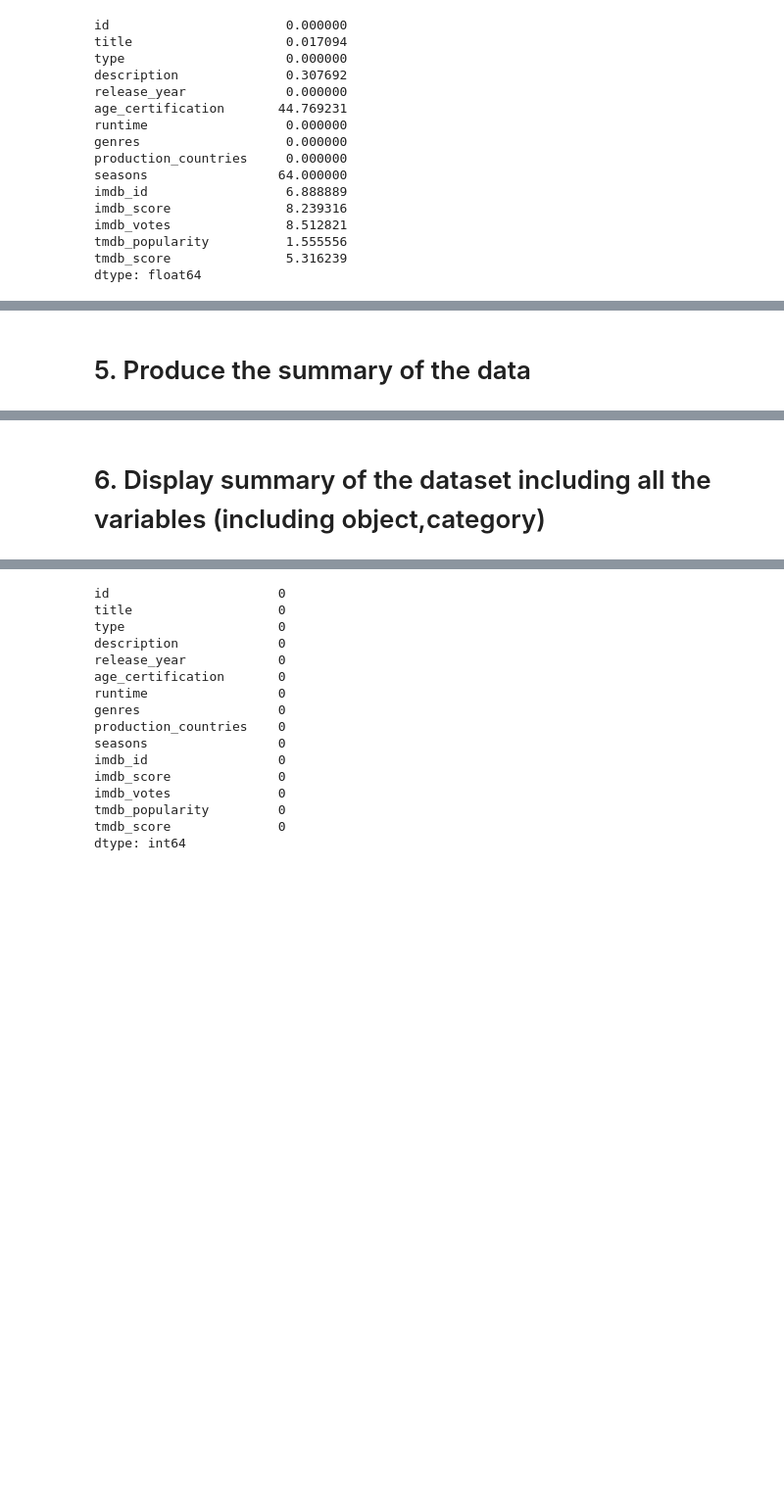
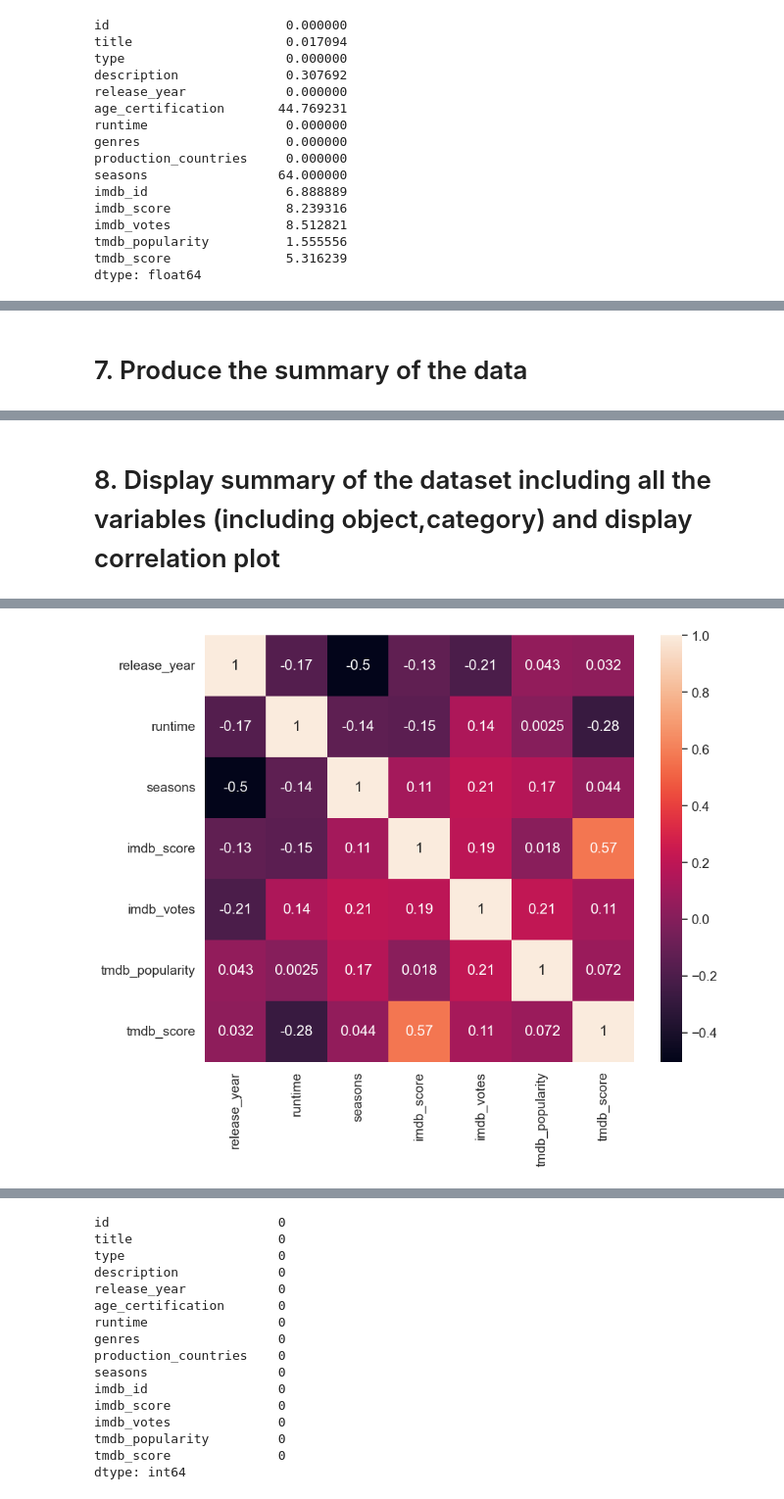
Before and after one commit to shr53/Python-project, a Jupyter notebook: Netflix Data Visualization and EDA.ipynb, the cells around one changed output, grey strips where cells are left out. Shown at 98% size. Cells and saved outputs as stored; diff of their text form; code cells hidden in the pictures; blank space fills up the shorter version.

```diff
--- a/Netflix Data Visualization and EDA.ipynb
+++ b/Netflix Data Visualization and EDA.ipynb
@@ -123,5 +162,5 @@ sns.heatmap(my_netflix_data.isnull(),cbar=False,cmap='Blues')
 # %% [markdown]
-# 5. Produce the summary of the data
+# 7. Produce the summary of the data
 # %%
 my_netflix_data.describe().T
 # %% [output]
@@ -134,7 +173,7 @@ my_netflix_data.describe().T
 | tmdb_popularity | 5759.0 | 22.637925 | 81.680263 | 0.009442 | 2.7285 | 6.821 | 16.5900 | 2274.044 |
 | tmdb_score | 5539.0 | 6.829175 | 1.170391 | 0.500000 | 6.1000 | 6.900 | 7.5375 | 10.000 |
 # %% [markdown]
-# 6. Display summary of the dataset including all the variables (including object,category)
+# 8. Display summary of the dataset including all the variables (including object,category) and display correlation plot
 # %%
 my_netflix_data.describe(include="all")
 # %% [output]
@@ -150,4 +189,11 @@ my_netflix_data.describe(include="all")
 | 50% | NaN | NaN | NaN | NaN | 2018.000000 | NaN | 83.000000 | NaN | ... |
 | 75% | NaN | NaN | NaN | NaN | 2020.000000 | NaN | 104.000000 | NaN | ... |
 | max | NaN | NaN | NaN | NaN | 2022.000000 | NaN | 240.000000 | NaN | ... |
+# %%
+corr_matrix = my_netflix_data.corr()
+plt.figure(figsize=(10,8))
+sns.heatmap(corr_matrix, annot=True)
+plt.show()
+# %% [output]
+[figure, added]
 # %% [markdown]
```
Also changed, not shown: parts of 29 cells of this notebook.
